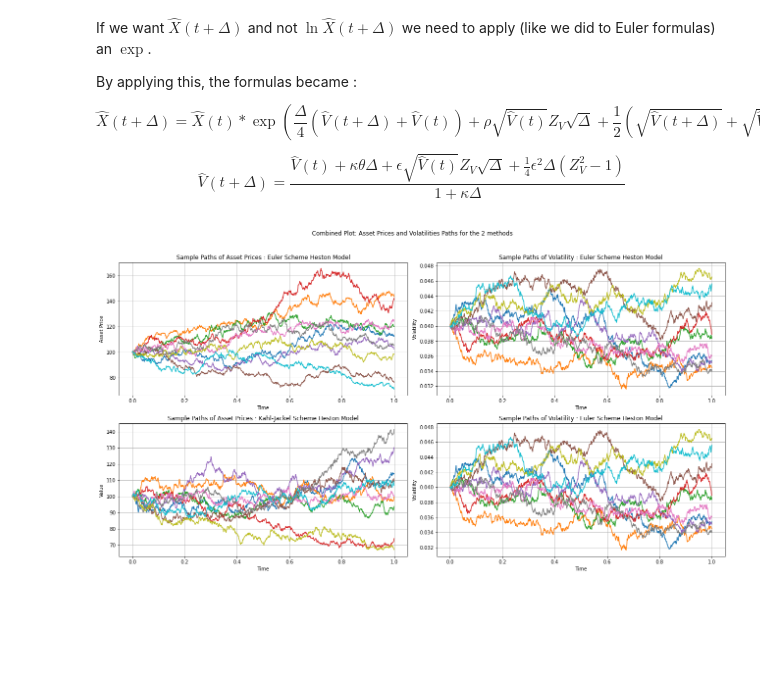
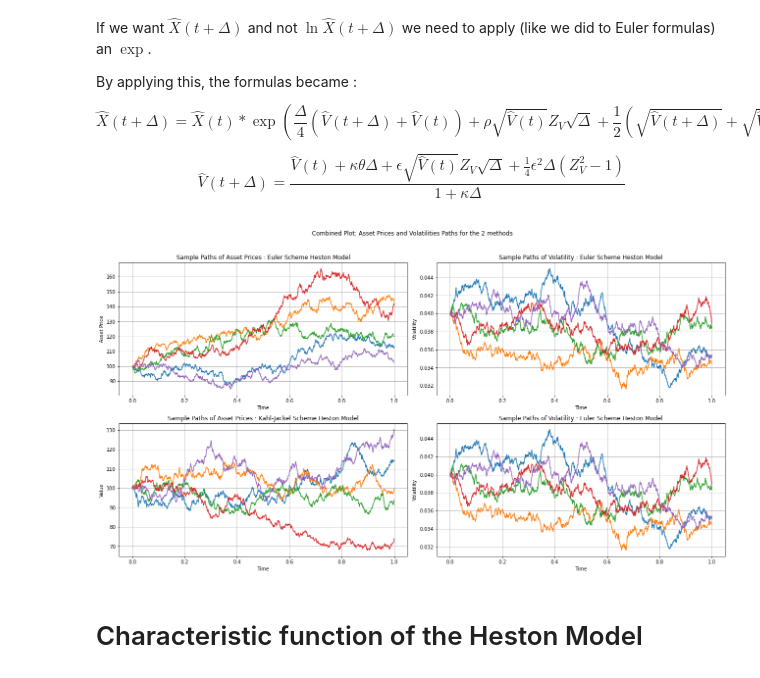
Before and after one commit to Quacox/Stochastic-Volatility, a Jupyter notebook: Stochastic_Volatility_Modeling.ipynb, the cells around one changed output. Drawn from its saved outputs; the diff is of its cells as text; code cells hidden in the pictures; blank space fills up the shorter version.

```diff
--- a/Stochastic_Volatility_Modeling.ipynb
+++ b/Stochastic_Volatility_Modeling.ipynb
@@ -331,35 +338,37 @@ S_Kahl,v_Kahl=Kahl_Jackel_Scheme_Heston_Model(W1,W2,kappa,theta,dt,rho,sigma_v,N
 
 fig, ax = plt.subplots(2, 2, figsize=(18, 10))
 
-for i in range(10):
+for i in range(5):
     ax[0,0].plot(np.linspace(0, T, N), S_euler[:, i])
     ax[1,0].plot(np.linspace(0, T, N), S_Kahl[:, i])
     ax[0,1].plot(np.linspace(0, T, N), v_euler[:, i])
     ax[1,1].plot(np.linspace(0, T, N), v_Kahl[:, i])
 
 ax[0,0].set_xlabel('Time')
 ax[0,0].set_ylabel('Asset Price')
 ax[0,0].set_title('Sample Paths of Asset Prices : Euler Scheme Heston Model')
 ax[0,0].grid(True)
 
 ax[1,0].set_xlabel('Time')
 ax[1,0].set_ylabel('Value')
 ax[1,0].set_title('Sample Paths of Asset Prices : Kahl-Jackel Scheme Heston Model')
 ax[1,0].grid(True)
 
 ax[0,1].set_xlabel('Time')
 ax[0,1].set_ylabel('Volatility')
 ax[0,1].set_title('Sample Paths of Volatility : Euler Scheme Heston Model')
 ax[0,1].grid(True)
 
 ax[1,1].set_xlabel('Time')
 ax[1,1].set_ylabel('Volatility')
 ax[1,1].set_title('Sample Paths of Volatility : Euler Scheme Heston Model')
 ax[1,1].grid(True)
 
 
 fig.suptitle('Combined Plot: Asset Prices and Volatilities Paths for the 2 methods')
 plt.tight_layout(rect=[0, 0, 1, 0.96])
 plt.show()
 # %% [output]
-[figure, old version]
+[figure, new version]
+# %% [markdown]
+# Characteristic function of the Heston Model
```
Also changed, not shown: parts of 9 cells of this notebook.
